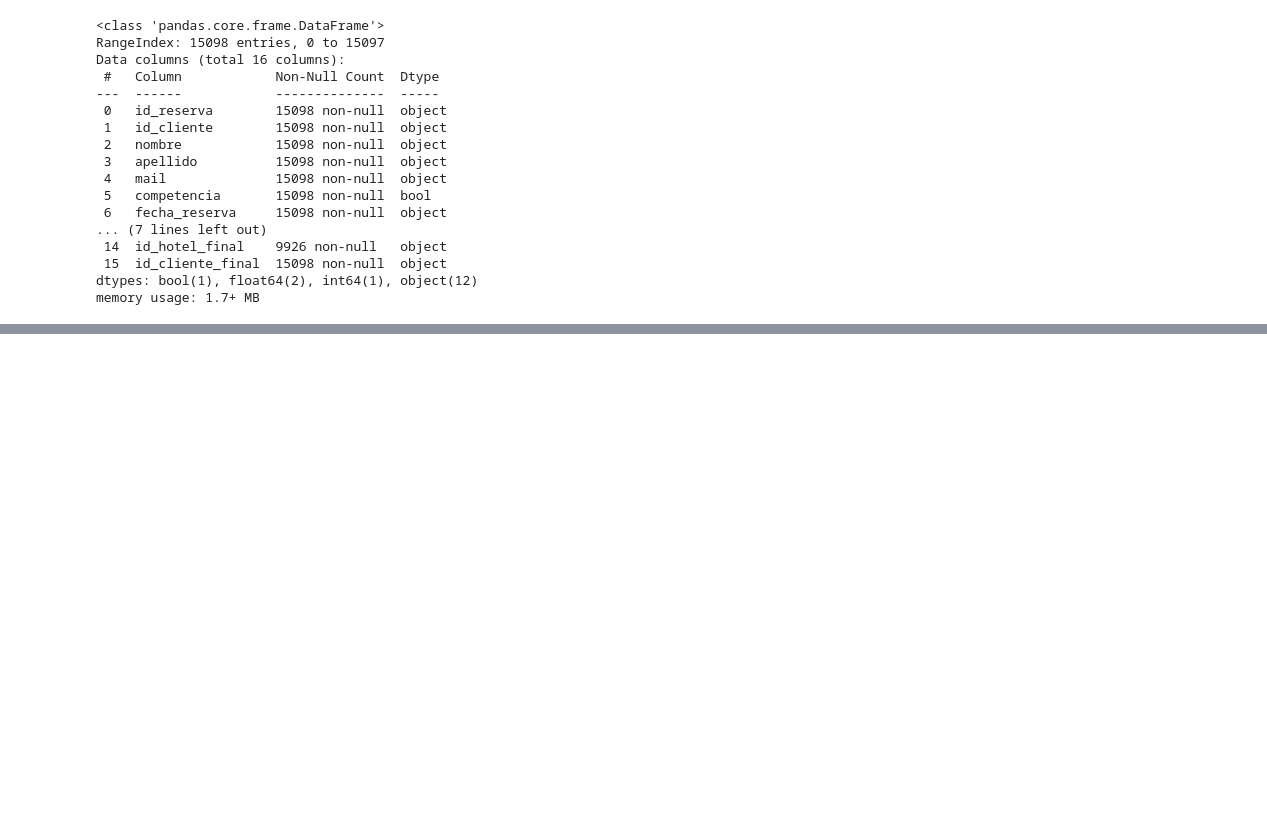
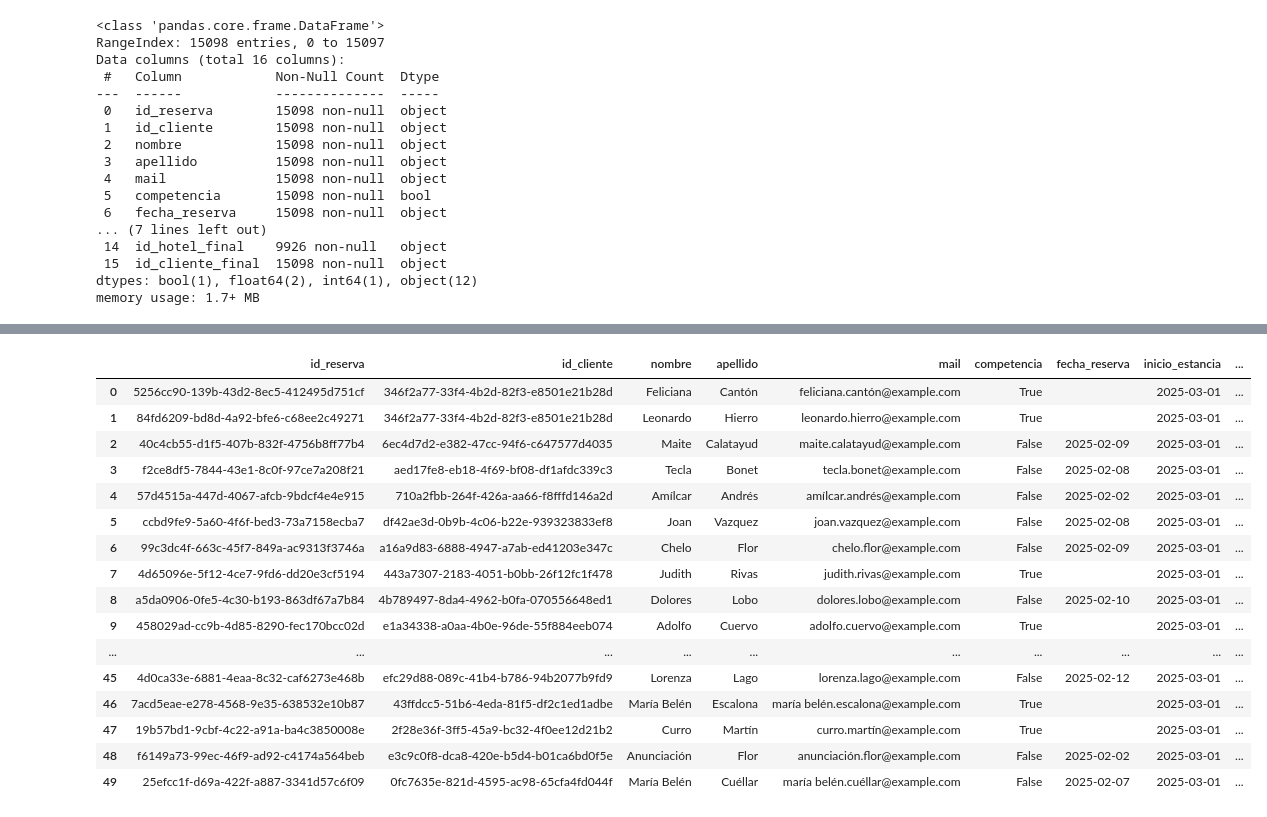
Before and after one commit to AntonioHackio/Proyecto_ETL, a Jupyter notebook: notebooks/EDA.ipynb, the cells around one changed output, grey strips where cells are left out. Cells and saved outputs as stored; diff of their text form; code cells hidden in the pictures; blank space fills up the shorter version.

Commit message:
Merge webscraping y parquet

```diff
--- a/notebooks/EDA.ipynb
+++ b/notebooks/EDA.ipynb
@@ -224,0 +435,20 @@ memory usage: 1.7+ MB
+# %%
+df_parquet.head(50)
+# %% [output]
+|  | id_reserva | id_cliente | nombre | apellido | mail | competencia | fecha_reserva | inicio_estancia | ... |
+| 0 | 5256cc90-139b-43d2-8ec5-412495d751cf | 346f2a77-33f4-4b2d-82f3-e8501e21b28d | Feliciana | Cantón | feliciana.cantón@example.com | True |  | 2025-03-01 | ... |
+| 1 | 84fd6209-bd8d-4a92-bfe6-c68ee2c49271 | 346f2a77-33f4-4b2d-82f3-e8501e21b28d | Leonardo | Hierro | leonardo.hierro@example.com | True |  | 2025-03-01 | ... |
+| 2 | 40c4cb55-d1f5-407b-832f-4756b8ff77b4 | 6ec4d7d2-e382-47cc-94f6-c647577d4035 | Maite | Calatayud | maite.calatayud@example.com | False | 2025-02-09 | 2025-03-01 | ... |
+| 3 | f2ce8df5-7844-43e1-8c0f-97ce7a208f21 | aed17fe8-eb18-4f69-bf08-df1afdc339c3 | Tecla | Bonet | tecla.bonet@example.com | False | 2025-02-08 | 2025-03-01 | ... |
+| 4 | 57d4515a-447d-4067-afcb-9bdcf4e4e915 | 710a2fbb-264f-426a-aa66-f8fffd146a2d | Amílcar | Andrés | amílcar.andrés@example.com | False | 2025-02-02 | 2025-03-01 | ... |
+| 5 | ccbd9fe9-5a60-4f6f-bed3-73a7158ecba7 | df42ae3d-0b9b-4c06-b22e-939323833ef8 | Joan | Vazquez | joan.vazquez@example.com | False | 2025-02-08 | 2025-03-01 | ... |
+| 6 | 99c3dc4f-663c-45f7-849a-ac9313f3746a | a16a9d83-6888-4947-a7ab-ed41203e347c | Chelo | Flor | chelo.flor@example.com | False | 2025-02-09 | 2025-03-01 | ... |
+| 7 | 4d65096e-5f12-4ce7-9fd6-dd20e3cf5194 | 443a7307-2183-4051-b0bb-26f12fc1f478 | Judith | Rivas | judith.rivas@example.com | True |  | 2025-03-01 | ... |
+| 8 | a5da0906-0fe5-4c30-b193-863df67a7b84 | 4b789497-8da4-4962-b0fa-070556648ed1 | Dolores | Lobo | dolores.lobo@example.com | False | 2025-02-10 | 2025-03-01 | ... |
+| 9 | 458029ad-cc9b-4d85-8290-fec170bcc02d | e1a34338-a0aa-4b0e-96de-55f884eeb074 | Adolfo | Cuervo | adolfo.cuervo@example.com | True |  | 2025-03-01 | ... |
+| ... | ... | ... | ... | ... | ... | ... | ... | ... | ... |
+| 45 | 4d0ca33e-6881-4eaa-8c32-caf6273e468b | efc29d88-089c-41b4-b786-94b2077b9fd9 | Lorenza | Lago | lorenza.lago@example.com | False | 2025-02-12 | 2025-03-01 | ... |
+| 46 | 7acd5eae-e278-4568-9e35-638532e10b87 | 43ffdcc5-51b6-4eda-81f5-df2c1ed1adbe | María Belén | Escalona | maría belén.escalona@example.com | True |  | 2025-03-01 | ... |
+| 47 | 19b57bd1-9cbf-4c22-a91a-ba4c3850008e | 2f28e36f-3ff5-45a9-bc32-4f0ee12d21b2 | Curro | Martín | curro.martín@example.com | True |  | 2025-03-01 | ... |
+| 48 | f6149a73-99ec-46f9-ad92-c4174a564beb | e3c9c0f8-dca8-420e-b5d4-b01ca6bd0f5e | Anunciación | Flor | anunciación.flor@example.com | False | 2025-02-02 | 2025-03-01 | ... |
+| 49 | 25efcc1f-d69a-422f-a887-3341d57c6f09 | 0fc7635e-821d-4595-ac98-65cfa4fd044f | María Belén | Cuéllar | maría belén.cuéllar@example.com | False | 2025-02-07 | 2025-03-01 | ... |
```
Also changed, not shown: parts of 25 cells of this notebook, 3 other files.
